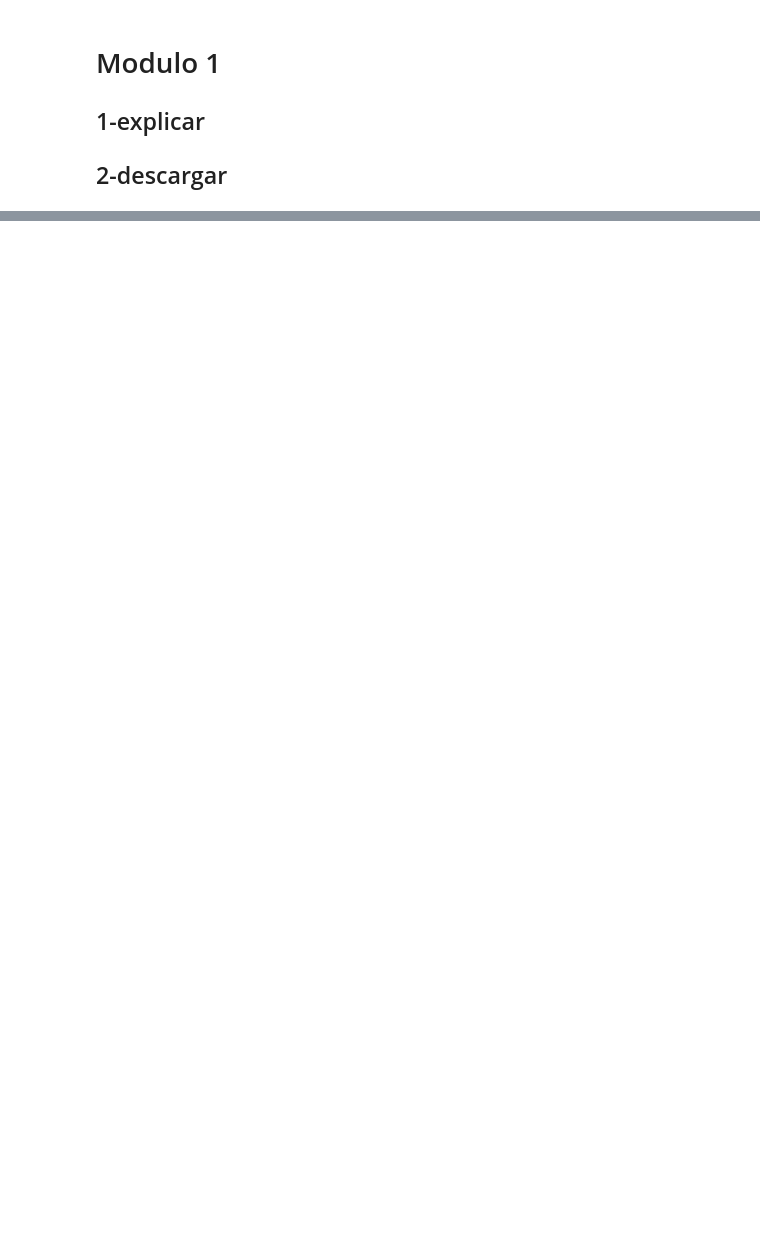
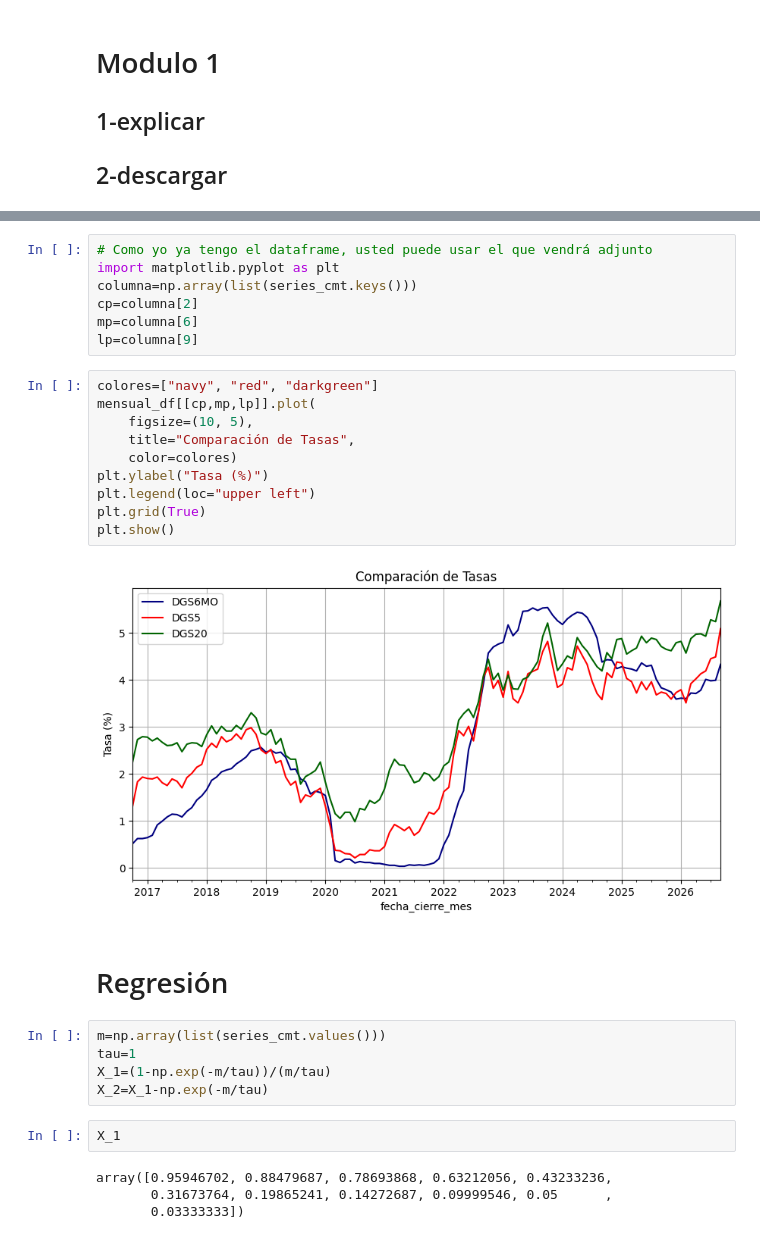
Before and after one commit to jvliouc/Proyecto-Mercados-Financieros, a Jupyter notebook: mmff.ipynb, the cells around one changed output, grey strips where cells are left out. Drawn from its saved outputs; the diff is of its cells as text; blank space fills up the shorter version.

```diff
--- a/mmff.ipynb
+++ b/mmff.ipynb
@@ -66,0 +77,32 @@ mensual_df.head()
+# %%
+# Como yo ya tengo el dataframe, usted puede usar el que vendrá adjunto
+import matplotlib.pyplot as plt
+columna=np.array(list(series_cmt.keys()))
+cp=columna[2]
+mp=columna[6]
+lp=columna[9]
+# %%
+colores=["navy", "red", "darkgreen"]
+mensual_df[[cp,mp,lp]].plot(
+    figsize=(10, 5),
+    title="Comparación de Tasas",
+    color=colores)
+plt.ylabel("Tasa (%)")
+plt.legend(loc="upper left")
+plt.grid(True)
+plt.show()
+# %% [output]
+[figure, added]
+# %% [markdown]
+# Regresión
+# %%
+m=np.array(list(series_cmt.values()))
+tau=1
+X_1=(1-np.exp(-m/tau))/(m/tau)
+X_2=X_1-np.exp(-m/tau)
+# %%
+X_1
+# %% [output]
+array([0.95946702, 0.88479687, 0.78693868, 0.63212056, 0.43233236,
+       0.31673764, 0.19865241, 0.14272687, 0.09999546, 0.05      ,
+       0.03333333])
```
Also changed, not shown: parts of 3 cells of this notebook, 1 other file.
